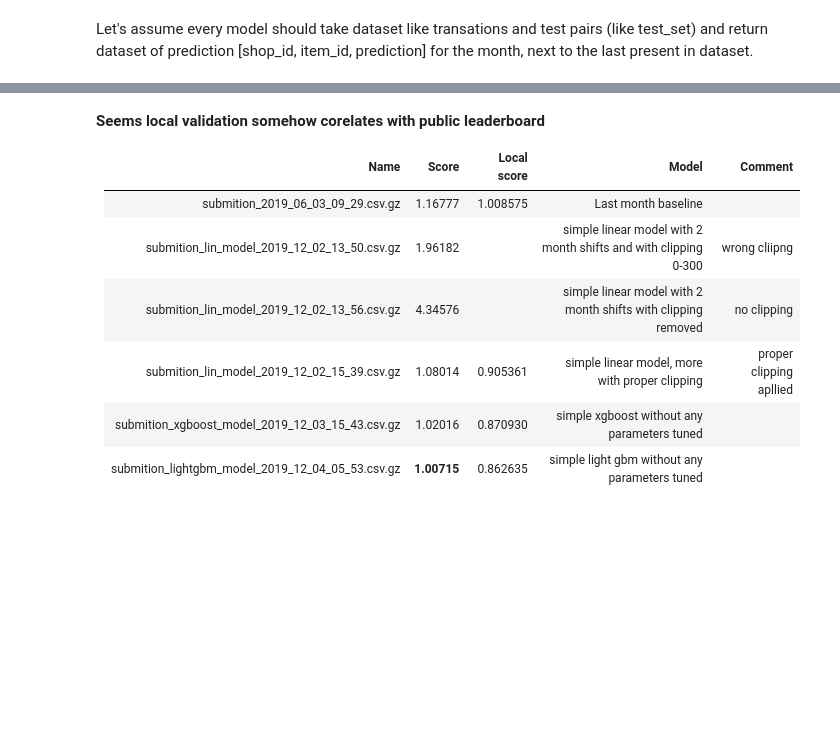
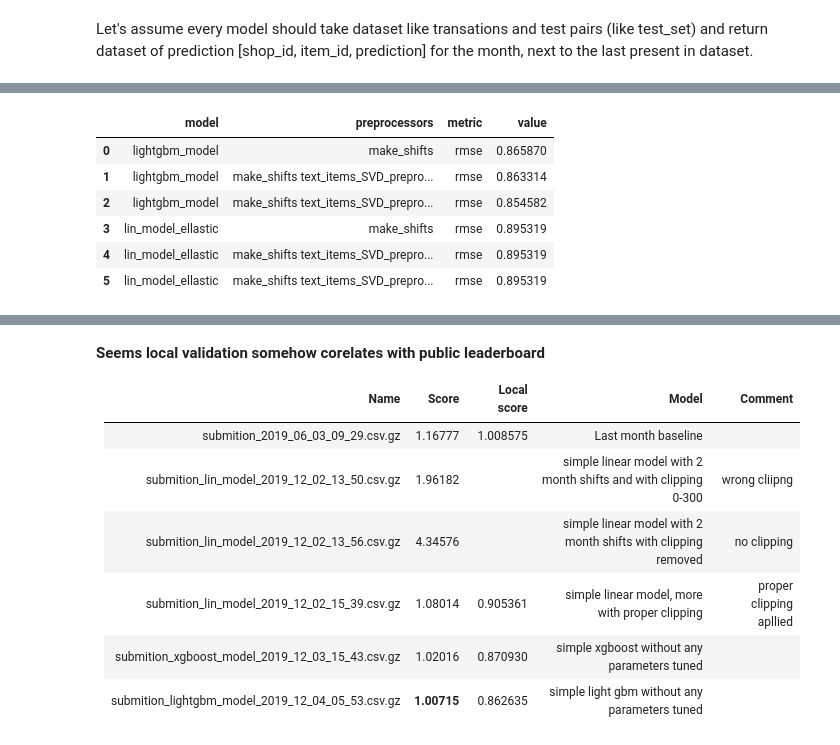
Before and after one commit to ipovalyaev/competitive-data-science, a Jupyter notebook: Final Project/Solution.ipynb, the cells around one changed output, grey strips where cells are left out. Cells and saved outputs as stored; diff of their text form; code cells hidden in the pictures; blank space fills up the shorter version.

```diff
--- a/Final Project/Solution.ipynb
+++ b/Final Project/Solution.ipynb
@@ -240,7 +294,7 @@ def cartesian_product(*arrays):
 def group_transactions (transactions):
     '''
     For each dataframe select unique shops and unique items, make all possible pairs out of it
-    and for each sych a pair either aggregate transactions to get sales, or put 0 if no transactions.
+    and for each such a pair either aggregate transactions to get sales, or put 0 if no transactions.
     The logic was implemented in week4 for validation, also it's the way, how test set is constructed
     '''
     index_cols = ['shop_id', 'item_id', 'date_block_num']
@@ -437,0 +523,11 @@ pd.DataFrame(resut).groupby(['model','metric'],as_index=False).agg({'value':'mea
+# %%
+pd.options.display.max_colwidth = 150
+pd.DataFrame(resut).groupby(['model','preprocessors','metric'],as_index=False).agg({'value':'mean'})
+# %% [output]
+|  | model | preprocessors | metric | value |
+| 0 | lightgbm_model | make_shifts | rmse | 0.865870 |
+| 1 | lightgbm_model | make_shifts text_items_SVD_prepro... | rmse | 0.863314 |
+| 2 | lightgbm_model | make_shifts text_items_SVD_prepro... | rmse | 0.854582 |
+| 3 | lin_model_ellastic | make_shifts | rmse | 0.895319 |
+| 4 | lin_model_ellastic | make_shifts text_items_SVD_prepro... | rmse | 0.895319 |
+| 5 | lin_model_ellastic | make_shifts text_items_SVD_prepro... | rmse | 0.895319 |
```
Also changed, not shown: parts of 35 cells of this notebook, 2 other files.
